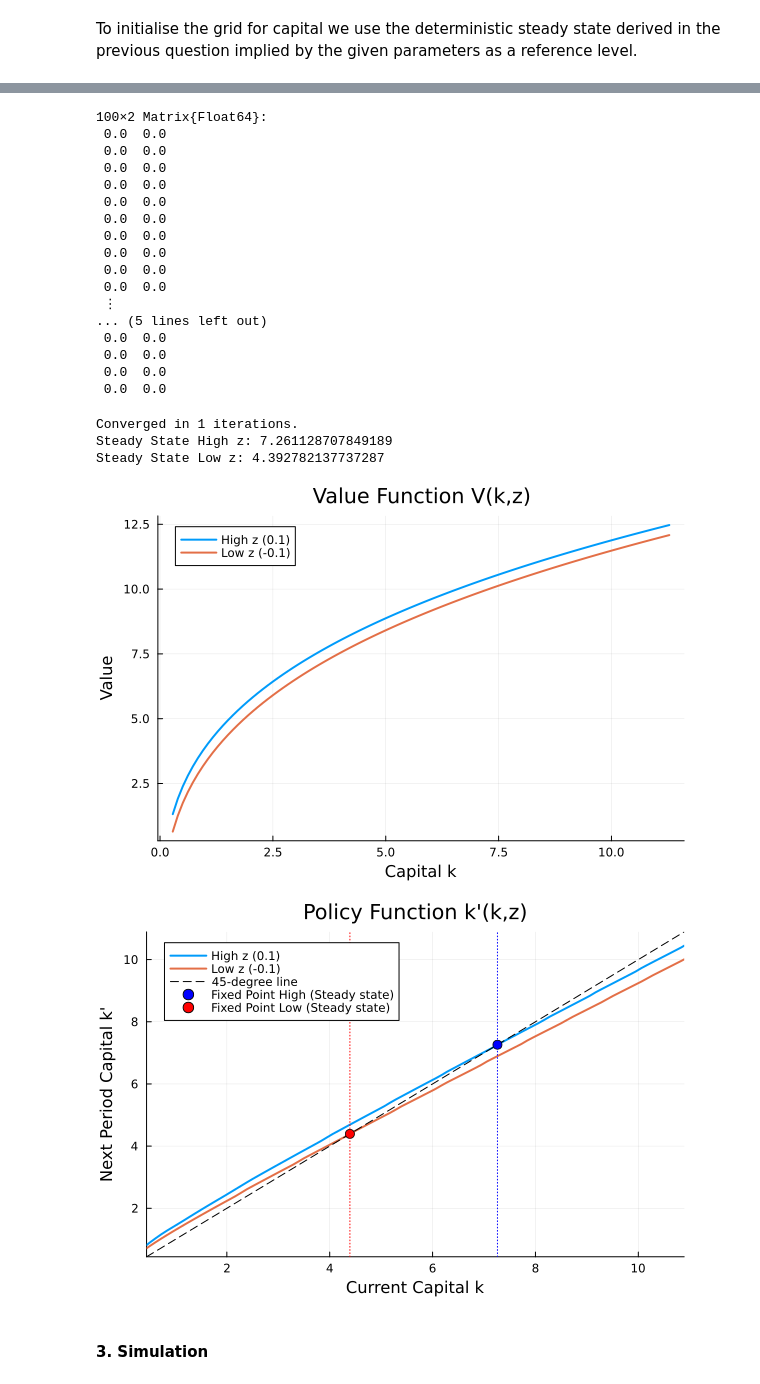
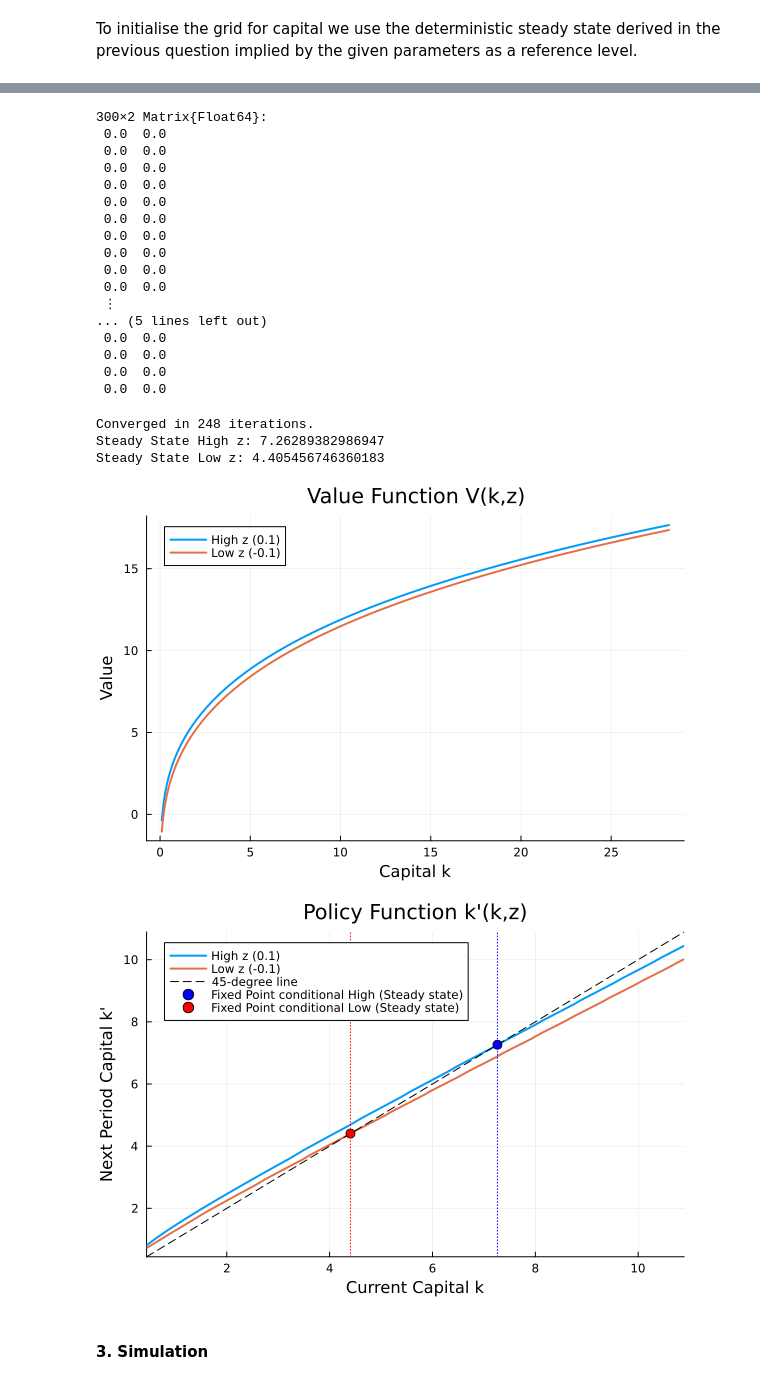
Before and after one commit to fapexxo/E602-assignment, a Jupyter notebook: problem-1.ipynb, the cells around one changed output, grey strips where cells are left out. Cells and saved outputs as stored; diff of their text form; code cells hidden in the pictures.

```diff
--- a/problem-1.ipynb
+++ b/problem-1.ipynb
@@ -84,8 +93,8 @@ To initialise the grid for capital we use the deterministic steady state derived
 # %%
 k_ss_deterministic = (( θ / ((1/β) - (1-δ)) )^(1 / (1-θ)))
 
-k_min = 0.05 * k_ss_deterministic # make sure we start grid from low enough capital for later simulation
-k_max = 2 * k_ss_deterministic
-nk = 100
+k_min = 1e-5 # low enough starting point
+k_max = 5 * k_ss_deterministic # use deterministic steady state to set some upper bound
+nk = 300 # have to choose some number of grid points
 k_grid = range(k_min, k_max, length=nk)
 # %% [output]
@@ -98,7 +107,7 @@ V_guess_grid = zeros(nk, 2)
 V_new_grid = zeros(nk, 2)
 policy_k_grid = zeros(nk, 2)
 # %% [output]
-100×2 Matrix{Float64}:
+300×2 Matrix{Float64}:
  0.0  0.0
  0.0  0.0
  0.0  0.0
@@ -185,7 +194,9 @@ end
 
 println("Converged in $iter iterations.")
 
-# Find "stochastic steady states" (fixed points of policy functions where k' = k)
+# Find "steady states" conditional on state z / crossing with 45-degree line (fixed points)
+# These "steady states" k' = k take into account the situation that each period there is uncertainty about the state of z next period
+# Thus computing the fixed points of each policy function corresponds to the situation where each period we possibly transition to the other state next period but we happen to stay in the same state forever and then we converge to this "steady state"
 
 # interpolate difference between policy function and 45-degree line
 interp_pol_high = LinearInterpolation(k_grid, policy_k_grid[:, 1] .- k_grid, extrapolation_bc=Line())
@@ -202,43 +213,46 @@ println("Steady State Low z: $k_ss_low")
 # Plot
 
 # Value Function V(k, z)
-p1 = plot(k_grid, V_guess_grid[:, 1], label="High z (0.1)", title="Value Function V(k,z)", lw=2)
-plot!(p1, k_grid, V_guess_grid[:, 2], label="Low z (-0.1)", lw=2)
+plot_k_start = k_grid[1] * 1.1  # Start slightly above zero so that plot is clearer
+plot_k_indices = k_grid .>= plot_k_start
+
+p1 = plot(k_grid[plot_k_indices], V_guess_grid[plot_k_indices, 1], label="High z (0.1)", title="Value Function V(k,z)", lw=2)
+plot!(p1, k_grid[plot_k_indices], V_guess_grid[plot_k_indices, 2], label="Low z (-0.1)", lw=2)
 xlabel!(p1, "Capital k")
 ylabel!(p1, "Value")
 
 # Policy Function g(k, z) = k'
 # "Zoom in" around the steady states
 zoom_min = min(k_ss_low, k_ss_high) * 0.1
 zoom_max = max(k_ss_low, k_ss_high) * 1.5
 
 p2 = plot(k_grid, policy_k_grid[:, 1], label="High z (0.1)", title="Policy Function k'(k,z)", legend=:topleft, lw=2)
 plot!(p2, k_grid, policy_k_grid[:, 2], label="Low z (-0.1)", lw=2)
 plot!(p2, k_grid, k_grid, linestyle=:dash, color=:black, label="45-degree line")
 
 # Add markers for steady states
-scatter!(p2, [k_ss_high], [k_ss_high], color=:blue, label="Fixed Point High (Steady state)", markersize=5)
-scatter!(p2, [k_ss_low], [k_ss_low], color=:red, label="Fixed Point Low (Steady state)", markersize=5)
+scatter!(p2, [k_ss_high], [k_ss_high], color=:blue, label="Fixed Point conditional High (Steady state)", markersize=5)
+scatter!(p2, [k_ss_low], [k_ss_low], color=:red, label="Fixed Point conditional Low (Steady state)", markersize=5)
 
 # Add vertical lines for steady states
 vline!(p2, [k_ss_high], linestyle=:dot, color=:blue, label="")
 vline!(p2, [k_ss_low], linestyle=:dot, color=:red, label="")
 
 # Set limits to zoom in
 xlims!(p2, zoom_min, zoom_max)
 ylims!(p2, zoom_min, zoom_max)
 
 xlabel!(p2, "Current Capital k")
 ylabel!(p2, "Next Period Capital k'")
 
 display(p1)
 display(p2)
 # %% [output]
-Converged in 1 iterations.
-Steady State High z: 7.261128707849189
-Steady State Low z: 4.392782137737287
+Converged in 248 iterations.
+Steady State High z: 7.26289382986947
+Steady State Low z: 4.405456746360183
-[figure, old version]
+[figure, new version]
-[figure, old version]
+[figure, new version]
 # %% [markdown]
 #### 3. Simulation
 # %%
```
Also changed, not shown: parts of 5 cells of this notebook.
